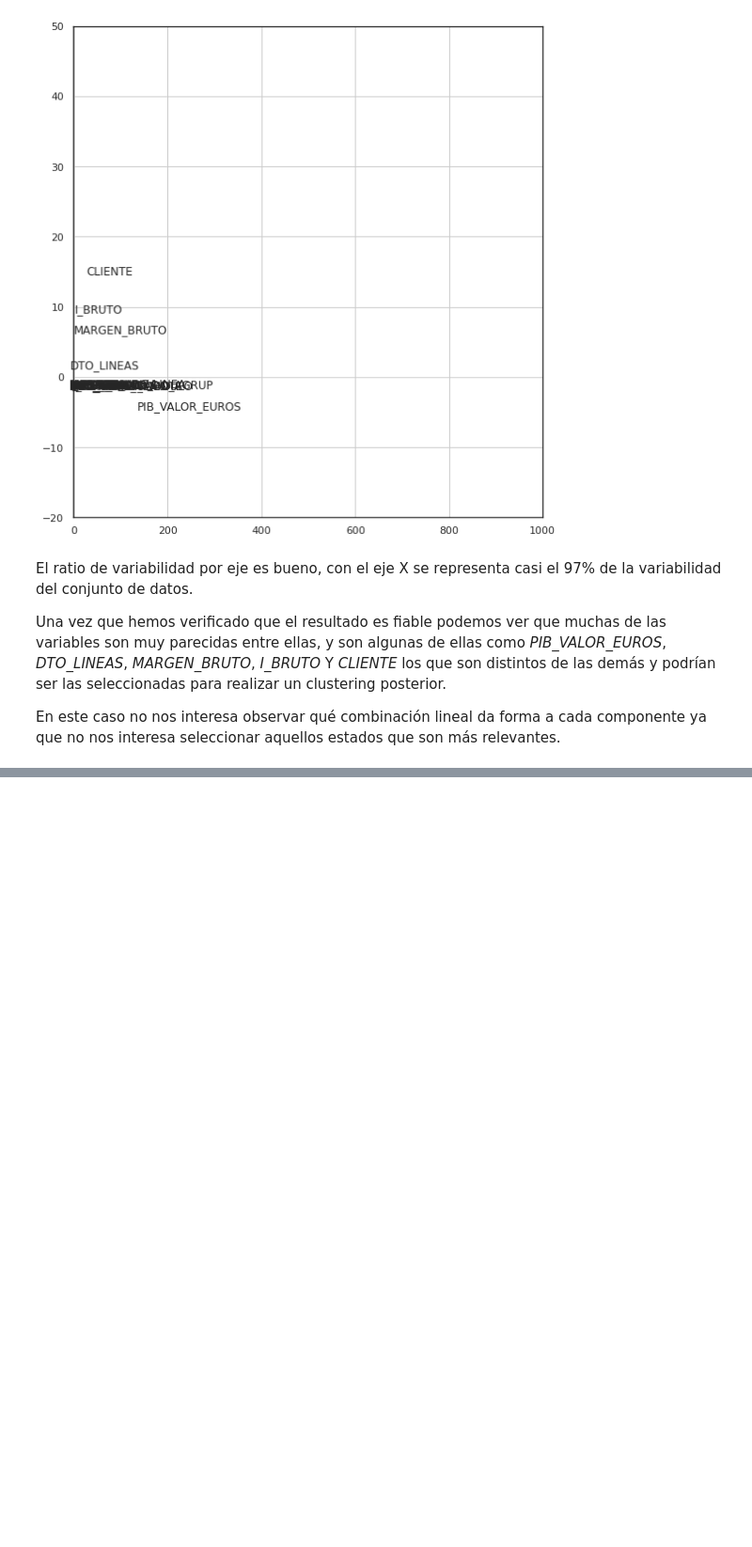
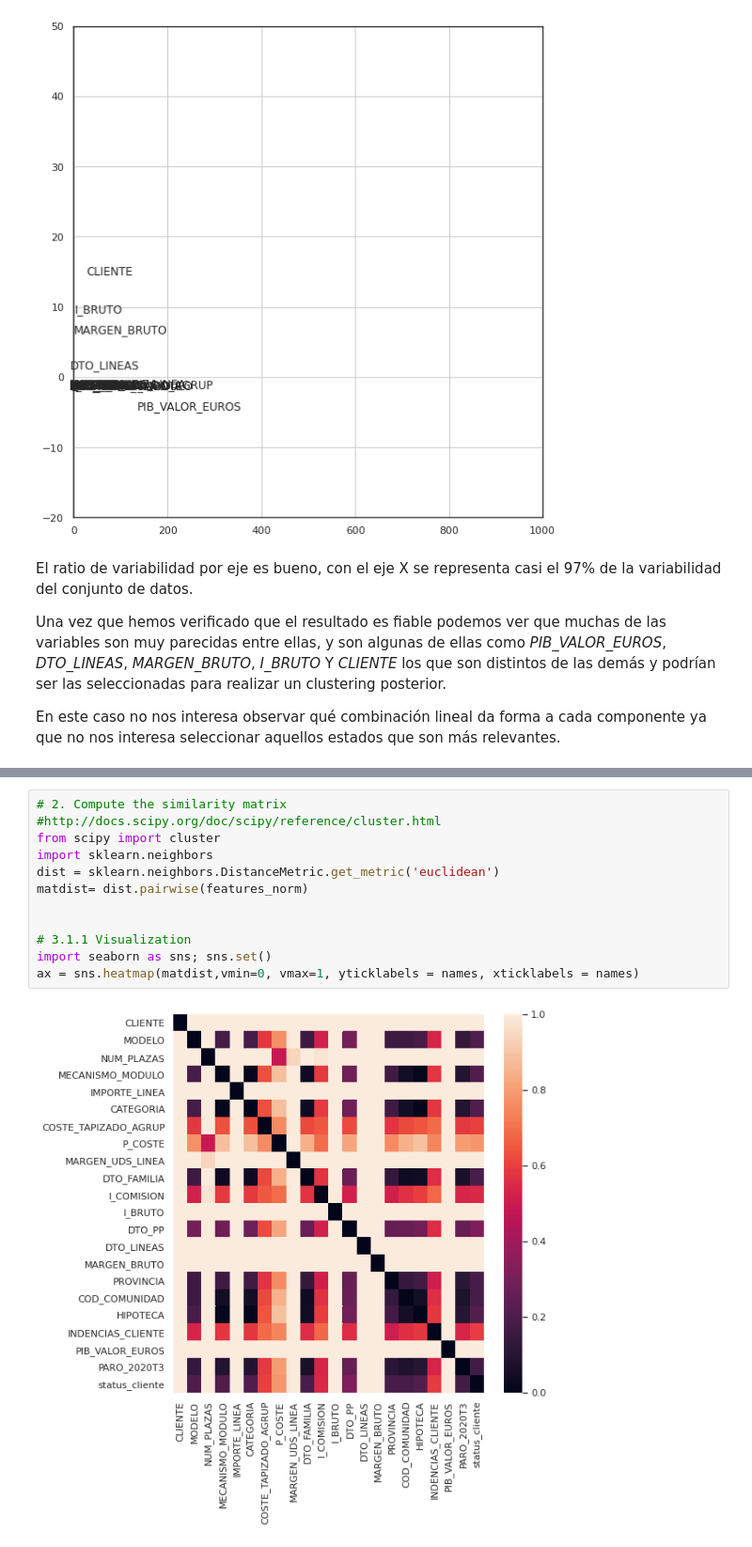
Before and after one commit to pacogp/TFM, a Jupyter notebook: Analisis_Exploratorio_TFM.ipynb, the cells around one changed output, grey strips where cells are left out. Shown at 94% size. Drawn from its saved outputs; the diff is of its cells as text; blank space fills up the shorter version.

```diff
--- a/Analisis_Exploratorio_TFM.ipynb
+++ b/Analisis_Exploratorio_TFM.ipynb
@@ -1530,0 +1537,14 @@ En este caso no nos interesa observar qué combinación lineal da forma a cada c
+# %%
+# 2. Compute the similarity matrix
+#http://docs.scipy.org/doc/scipy/reference/cluster.html
+from scipy import cluster
+import sklearn.neighbors
+dist = sklearn.neighbors.DistanceMetric.get_metric('euclidean')
+matdist= dist.pairwise(features_norm)
+
+
+# 3.1.1 Visualization
+import seaborn as sns; sns.set()
+ax = sns.heatmap(matdist,vmin=0, vmax=1, yticklabels = names, xticklabels = names)
+# %% [output]
+[figure, added]
```
Also changed, not shown: parts of 16 cells of this notebook.
